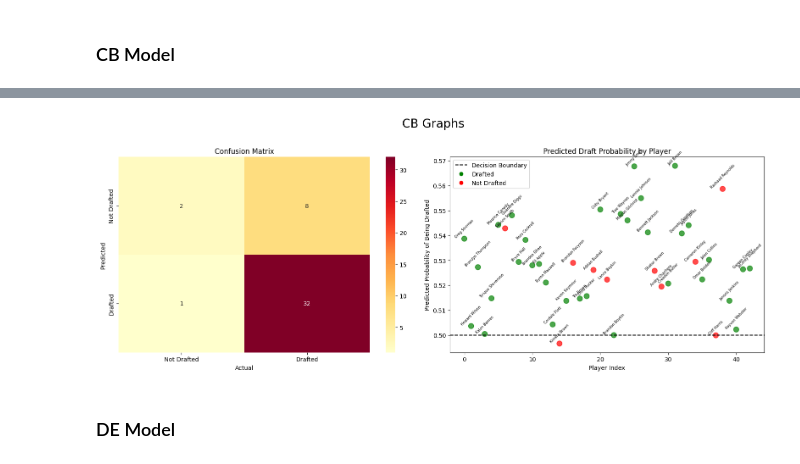
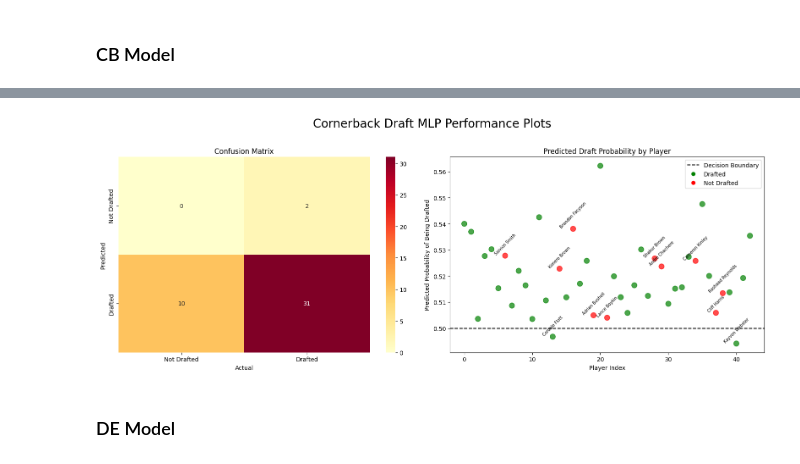
Before and after one commit to Alexander-Rees/NflDraftPredictionML, a Jupyter notebook: project_notebook.ipynb, the cells around one changed output, grey strips where cells are left out. Drawn from its saved outputs; the diff is of its cells as text; code cells hidden in the pictures.

```diff
--- a/project_notebook.ipynb
+++ b/project_notebook.ipynb
@@ -621,18 +782,15 @@ receiving_LONG: 0.0264
 # %%
 fig, axes = plt.subplots(1, 2, figsize=(16, 6))
-fig.suptitle('WR Graphs', fontsize=20, y=1.02)
+fig.suptitle('Wide Receiver Draft MLP Performance Plots', fontsize=20, y=1.02)
 
 cm = confusion_matrix(y_true, y_pred)
-sns.heatmap(cm, annot=True, fmt='d', cmap='YlOrRd', ax=axes[0],
+sns.heatmap(cm.T, annot=True, fmt='d', cmap='YlOrRd', ax=axes[0],
             xticklabels=['Not Drafted', 'Drafted'],
             yticklabels=['Not Drafted', 'Drafted'])
 axes[0].set_title('Confusion Matrix')
 axes[0].set_ylabel('Predicted')
 axes[0].set_xlabel('Actual')
 
-_, X_test_raw, _, y_test_raw, _, names_test = train_test_split(
-    X_wr, y_wr, wr_df["Player"].values, test_size=0.2, random_state=42
-)
 
 preds_flat = preds.reshape(-1)
 colors = ['green' if y == 1 else 'red' for y in y_true]
@@ -641,7 +799,8 @@ axes[1].scatter(range(len(preds_flat)), preds_flat, c=colors, alpha=0.7, s=80)
 axes[1].axhline(0.5, color='black', linestyle='--', label='Decision Boundary')
 
 for i, name in enumerate(names_test):
-    axes[1].annotate(name, (i, preds_flat[i]), fontsize=6, ha='center', va='bottom', rotation=45)
+    if y_true[i] != y_pred[i]:
+        axes[1].annotate(name, (i, preds_flat[i]), fontsize=7, ha='center', va='bottom', rotation=45)
 
 axes[1].set_title('Predicted Draft Probability by Player')
 axes[1].set_xlabel('Player Index')
@@ -663,11 +822,13 @@ plt.show()
 # %%
 cb_df = pd.read_csv("data/cb_data.csv")
 y_cb = cb_df["Drafted"].to_numpy()
+names = cb_df["Player"].values
 
 X_cb = cb_df.drop(columns=["Player", "Pos", "Pick", "Drafted"]).to_numpy()
 X_cb = MinMaxScaler().fit_transform(X_cb)
 
-X_train, X_test, y_train, y_test = train_test_split(X_cb, y_cb, test_size=0.2, random_state=42)
+X_train, X_test, y_train, y_test, names_train, names_test = train_test_split(
+    X_cb, y_cb, names, test_size=0.2, random_state=42)
 # %%
 inpx = Input(shape=(X_train.shape[1], 1))
 inpx = Input(shape=(X_train.shape[1],))
@@ -683,5 +844,5 @@ model.compile(optimizer=SGD(), loss=binary_crossentropy, metrics=['accuracy'])
 class_weights = compute_class_weight('balanced', classes=np.array([0, 1]), y=y_train.ravel())
 class_weight_dict = {0: class_weights[0], 1: class_weights[1]}
 
-model.fit(X_train, y_train, epochs=30, class_weight=class_weight_dict)
+model.fit(X_train, y_train, epochs=15, class_weight=class_weight_dict)
 # %% [output]
@@ -753,0 +915,3 @@ defensive_TD: 0.0073
+# %%
+for name, score in sorted(zip(feature_cols, feature_importance), key=lambda x: -x[1]):
+    print(f"{name}: {score:.4f}")
@@ -754,43 +939,40 @@ defensive_TD: 0.0073
 # %%
 fig, axes = plt.subplots(1, 2, figsize=(16, 6))
-fig.suptitle('CB Graphs', fontsize=20, y=1.02)
+fig.suptitle('Cornerback Draft MLP Performance Plots', fontsize=20, y=1.02)
 
 cm = confusion_matrix(y_true, y_pred)
-sns.heatmap(cm, annot=True, fmt='d', cmap='YlOrRd', ax=axes[0],
+sns.heatmap(cm.T, annot=True, fmt='d', cmap='YlOrRd', ax=axes[0],
             xticklabels=['Not Drafted', 'Drafted'],
             yticklabels=['Not Drafted', 'Drafted'])
 axes[0].set_title('Confusion Matrix')
 axes[0].set_ylabel('Predicted')
 axes[0].set_xlabel('Actual')
-
-_, X_test_raw, _, y_test_raw, _, names_test = train_test_split(
-    X_cb, y_cb, cb_df["Player"].values, test_size=0.2, random_state=42
-)
 
 preds_flat = preds.reshape(-1)
 colors = ['green' if y == 1 else 'red' for y in y_true]
 
 axes[1].scatter(range(len(preds_flat)), preds_flat, c=colors, alpha=0.7, s=80)
 axes[1].axhline(0.5, color='black', linestyle='--', label='Decision Boundary')
 
 for i, name in enumerate(names_test):
-    axes[1].annotate(name, (i, preds_flat[i]), fontsize=6, ha='center', va='bottom', rotation=45)
+    if y_true[i] != y_pred[i]:
+        axes[1].annotate(name, (i, preds_flat[i]), fontsize=7, ha='center', va='bottom', rotation=45)
 
 axes[1].set_title('Predicted Draft Probability by Player')
 axes[1].set_xlabel('Player Index')
 axes[1].set_ylabel('Predicted Probability of Being Drafted')
 
 legend_elements = [
     Line2D([0], [0], color='black', linestyle='--', label='Decision Boundary'),
     Line2D([0], [0], marker='o', color='w', markerfacecolor='green', markersize=8, label='Drafted'),
     Line2D([0], [0], marker='o', color='w', markerfacecolor='red', markersize=8, label='Not Drafted')
 ]
 axes[1].legend(handles=legend_elements)
 
 plt.tight_layout()
 plt.show()
 # %% [output]
-[figure, old version]
+[figure, new version]
 # %% [markdown]
 ### DE Model
 # %%
```
Also changed, not shown: parts of 42 cells of this notebook.
